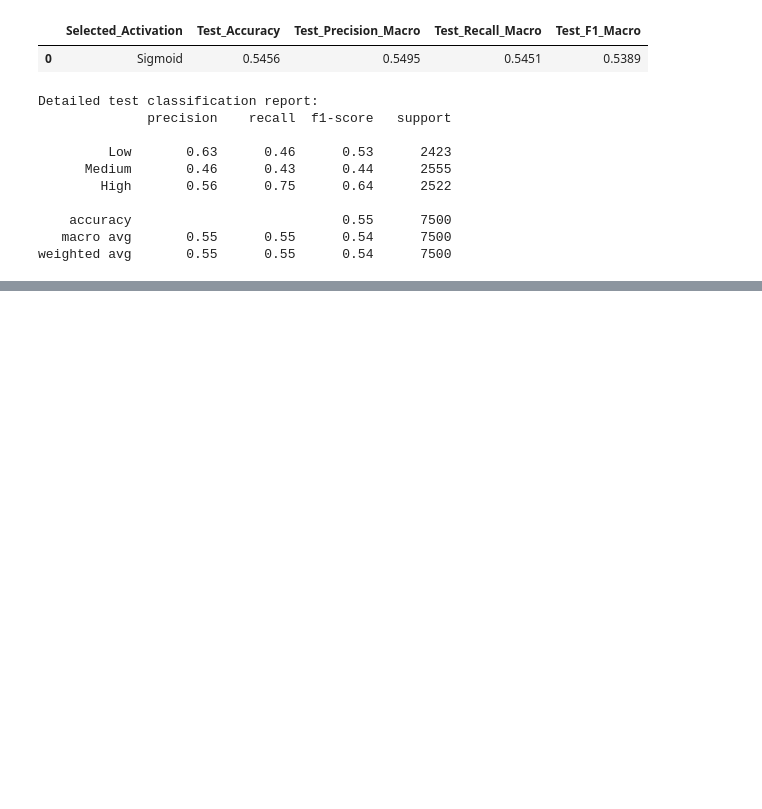
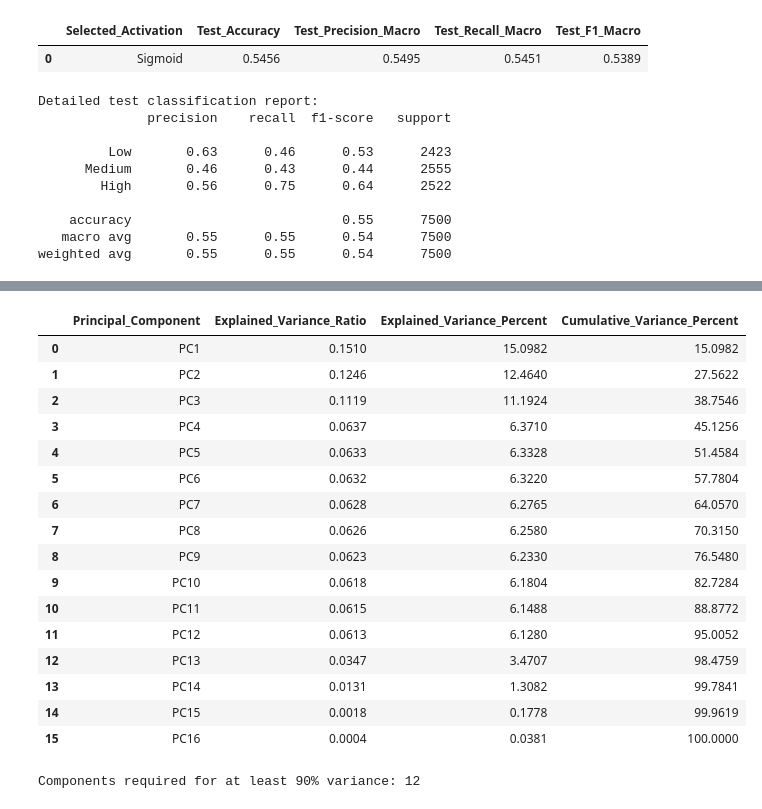
Before and after one commit to rajnityanand/Dukaan-Ai, a Jupyter notebook: notebooks/08_PCA.ipynb, the cells around one changed output, grey strips where cells are left out. Cells and saved outputs as stored; diff of their text form; code cells hidden in the pictures; blank space fills up the shorter version.

```diff
--- a/notebooks/08_PCA.ipynb
+++ b/notebooks/08_PCA.ipynb
@@ -427,0 +486,57 @@ weighted avg       0.55      0.55      0.54      7500
+# %%
+
+# ==========================================
+# DAY 7 - CELL 31: PCA EXPLAINED VARIANCE
+# ==========================================
+
+pca_full = PCA()
+
+pca_train_all = pca_full.fit_transform(
+    pca_train_scaled
+)
+
+explained_variance_df = pd.DataFrame({
+    "Principal_Component": [
+        f"PC{i + 1}"
+        for i in range(len(pca_full.explained_variance_ratio_))
+    ],
+    "Explained_Variance_Ratio":
+        pca_full.explained_variance_ratio_,
+    "Explained_Variance_Percent":
+        pca_full.explained_variance_ratio_ * 100,
+    "Cumulative_Variance_Percent":
+        np.cumsum(pca_full.explained_variance_ratio_) * 100
+})
+
+display(explained_variance_df.round(4))
+
+components_for_90 = (
+    np.searchsorted(
+        np.cumsum(pca_full.explained_variance_ratio_),
+        0.90
+    ) + 1
+)
+
+print(
+    "Components required for at least 90% variance:",
+    components_for_90
+)
+# %% [output]
+|  | Principal_Component | Explained_Variance_Ratio | Explained_Variance_Percent | Cumulative_Variance_Percent |
+| 0 | PC1 | 0.1510 | 15.0982 | 15.0982 |
+| 1 | PC2 | 0.1246 | 12.4640 | 27.5622 |
+| 2 | PC3 | 0.1119 | 11.1924 | 38.7546 |
+| 3 | PC4 | 0.0637 | 6.3710 | 45.1256 |
+| 4 | PC5 | 0.0633 | 6.3328 | 51.4584 |
+| 5 | PC6 | 0.0632 | 6.3220 | 57.7804 |
+| 6 | PC7 | 0.0628 | 6.2765 | 64.0570 |
+| 7 | PC8 | 0.0626 | 6.2580 | 70.3150 |
+| 8 | PC9 | 0.0623 | 6.2330 | 76.5480 |
+| 9 | PC10 | 0.0618 | 6.1804 | 82.7284 |
+| 10 | PC11 | 0.0615 | 6.1488 | 88.8772 |
+| 11 | PC12 | 0.0613 | 6.1280 | 95.0052 |
+| 12 | PC13 | 0.0347 | 3.4707 | 98.4759 |
+| 13 | PC14 | 0.0131 | 1.3082 | 99.7841 |
+| 14 | PC15 | 0.0018 | 0.1778 | 99.9619 |
+| 15 | PC16 | 0.0004 | 0.0381 | 100.0000 |
+Components required for at least 90% variance: 12
```
Also changed, not shown: parts of 5 cells of this notebook, 6 other files.
